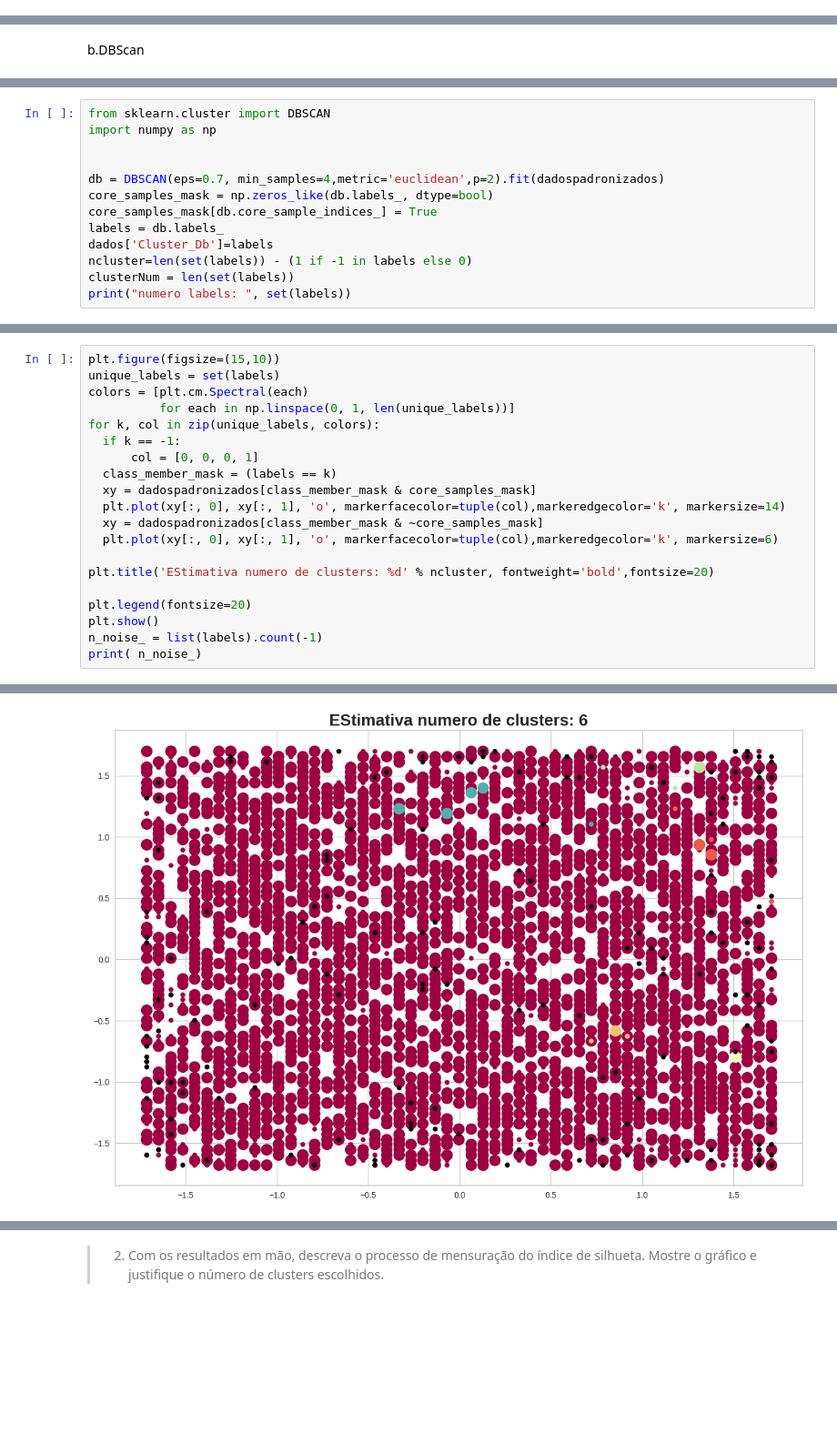
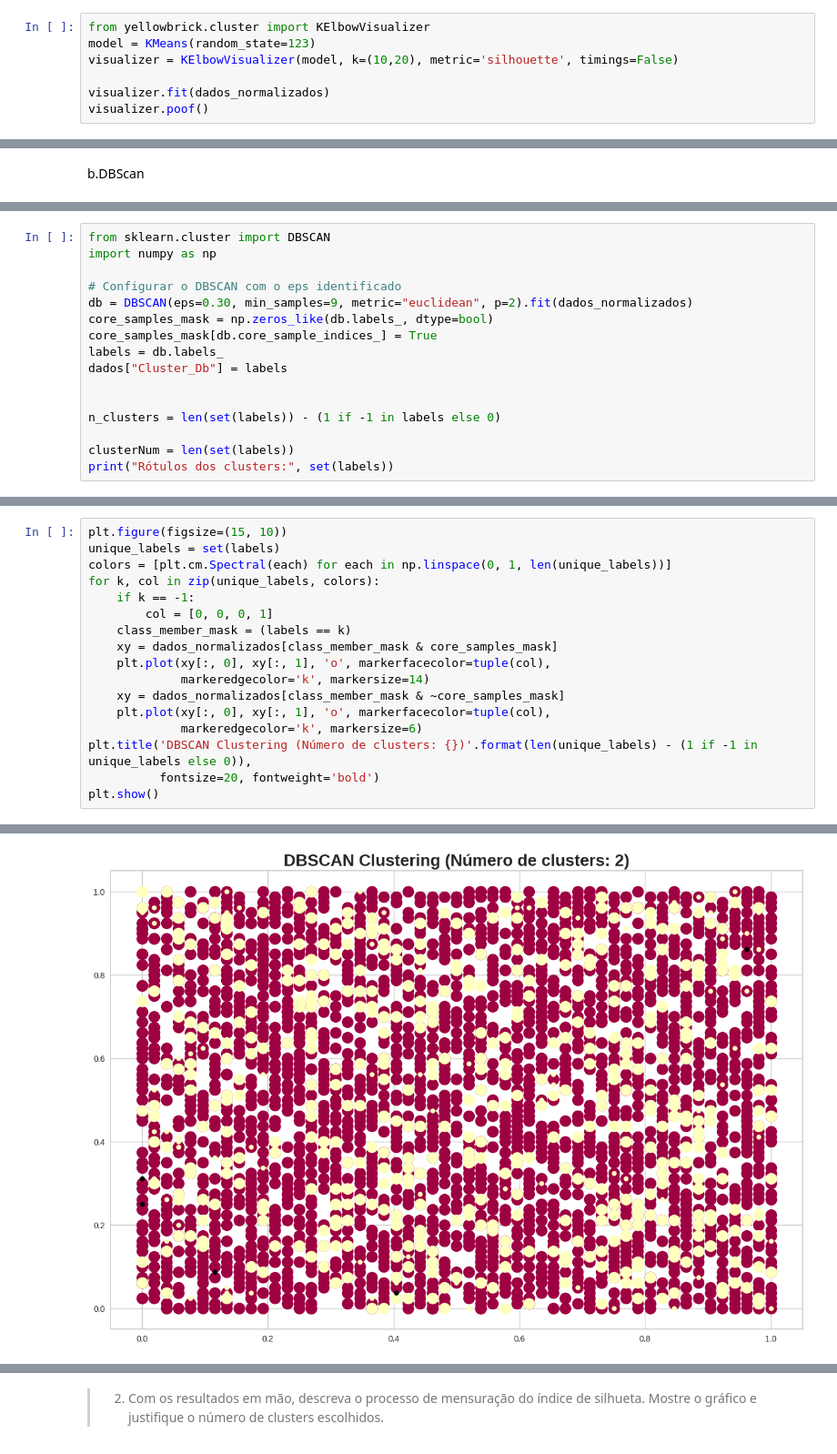
Before and after one commit to acrisandradee/validacaomodeloclusterizacao, a Jupyter notebook: Validação_de_modelos_de_clusterização.ipynb, the cells around one changed output, grey strips where cells are left out. Shown at 91% size. Saved outputs shown, nothing was run; the diff lists cells and outputs as text; blank space fills up the shorter version.

```diff
--- a/Validação_de_modelos_de_clusterização.ipynb
+++ b/Validação_de_modelos_de_clusterização.ipynb
@@ -333,3 +386,10 @@ Requirement already satisfied: python-dateutil>=2.7 in /usr/local/lib/python3.10
 Requirement already satisfied: joblib>=1.2.0 in /usr/local/lib/python3.10/dist-packages (from scikit-learn>=1.0.0->yellowbrick) (1.4.2)
 Requirement already satisfied: threadpoolctl>=3.1.0 in /usr/local/lib/python3.10/dist-packages (from scikit-learn>=1.0.0->yellowbrick) (3.5.0)
 Requirement already satisfied: six>=1.5 in /usr/local/lib/python3.10/dist-packages (from python-dateutil>=2.7->matplotlib!=3.0.0,>=2.0.2->yellowbrick) (1.16.0)
+# %%
+from yellowbrick.cluster import KElbowVisualizer
+model = KMeans(random_state=123)
+visualizer = KElbowVisualizer(model, k=(10,20), metric='silhouette', timings=False)
+
+visualizer.fit(dados_normalizados)
+visualizer.poof()
@@ -377,13 +469,16 @@ b.DBScan
 from sklearn.cluster import DBSCAN
 import numpy as np
 
-
-db = DBSCAN(eps=0.7, min_samples=4,metric='euclidean',p=2).fit(dadospadronizados)
+# Configurar o DBSCAN com o eps identificado
+db = DBSCAN(eps=0.30, min_samples=9, metric="euclidean", p=2).fit(dados_normalizados)
 core_samples_mask = np.zeros_like(db.labels_, dtype=bool)
 core_samples_mask[db.core_sample_indices_] = True
 labels = db.labels_
-dados['Cluster_Db']=labels
-ncluster=len(set(labels)) - (1 if -1 in labels else 0)
+dados["Cluster_Db"] = labels
+
+
+n_clusters = len(set(labels)) - (1 if -1 in labels else 0)
+
 clusterNum = len(set(labels))
-print("numero labels: ", set(labels))
+print("Rótulos dos clusters:", set(labels))
 # %% [output]
@@ -403,21 +495,18 @@ Name: count, dtype: int64
 # %%
-plt.figure(figsize=(15,10))
+plt.figure(figsize=(15, 10))
 unique_labels = set(labels)
-colors = [plt.cm.Spectral(each)
-          for each in np.linspace(0, 1, len(unique_labels))]
+colors = [plt.cm.Spectral(each) for each in np.linspace(0, 1, len(unique_labels))]
 for k, col in zip(unique_labels, colors):
-  if k == -1:
-      col = [0, 0, 0, 1]
-  class_member_mask = (labels == k)
-  xy = dadospadronizados[class_member_mask & core_samples_mask]
-  plt.plot(xy[:, 0], xy[:, 1], 'o', markerfacecolor=tuple(col),markeredgecolor='k', markersize=14)
-  xy = dadospadronizados[class_member_mask & ~core_samples_mask]
-  plt.plot(xy[:, 0], xy[:, 1], 'o', markerfacecolor=tuple(col),markeredgecolor='k', markersize=6)
-
-plt.title('EStimativa numero de clusters: %d' % ncluster, fontweight='bold',fontsize=20)
-
-plt.legend(fontsize=20)
+    if k == -1:
+        col = [0, 0, 0, 1]
+    class_member_mask = (labels == k)
+    xy = dados_normalizados[class_member_mask & core_samples_mask]
+    plt.plot(xy[:, 0], xy[:, 1], 'o', markerfacecolor=tuple(col),
+             markeredgecolor='k', markersize=14)
+    xy = dados_normalizados[class_member_mask & ~core_samples_mask]
+    plt.plot(xy[:, 0], xy[:, 1], 'o', markerfacecolor=tuple(col),
+             markeredgecolor='k', markersize=6)
+plt.title('DBSCAN Clustering (Número de clusters: {})'.format(len(unique_labels) - (1 if -1 in unique_labels else 0)),
+          fontsize=20, fontweight='bold')
 plt.show()
-n_noise_ = list(labels).count(-1)
-print( n_noise_)
 # %% [output]
@@ -425 +513 @@ WARNING:matplotlib.legend:No artists with labels found to put in legend.  Note t
-[figure, old version]
+[figure, new version]
```
Also changed, not shown: parts of 21 cells of this notebook.
